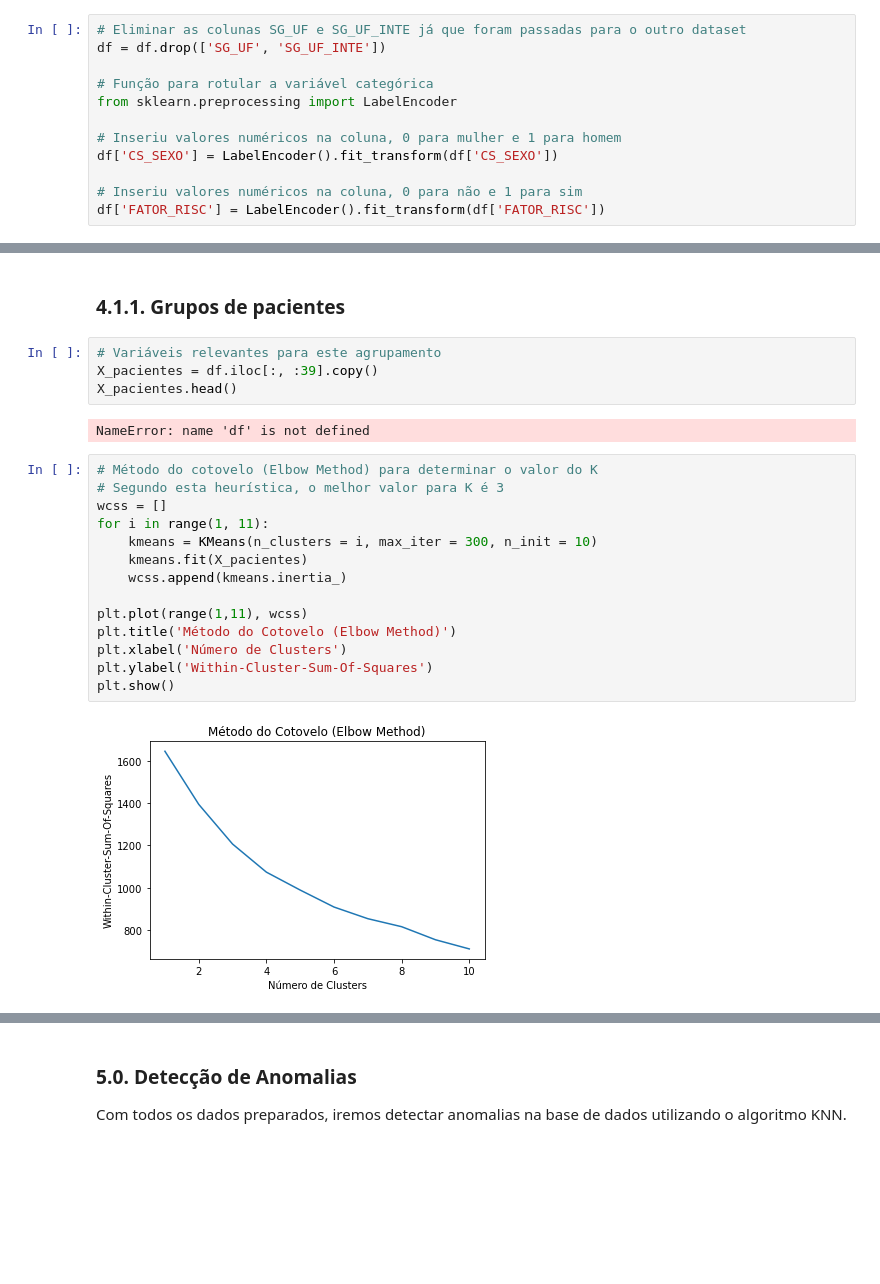
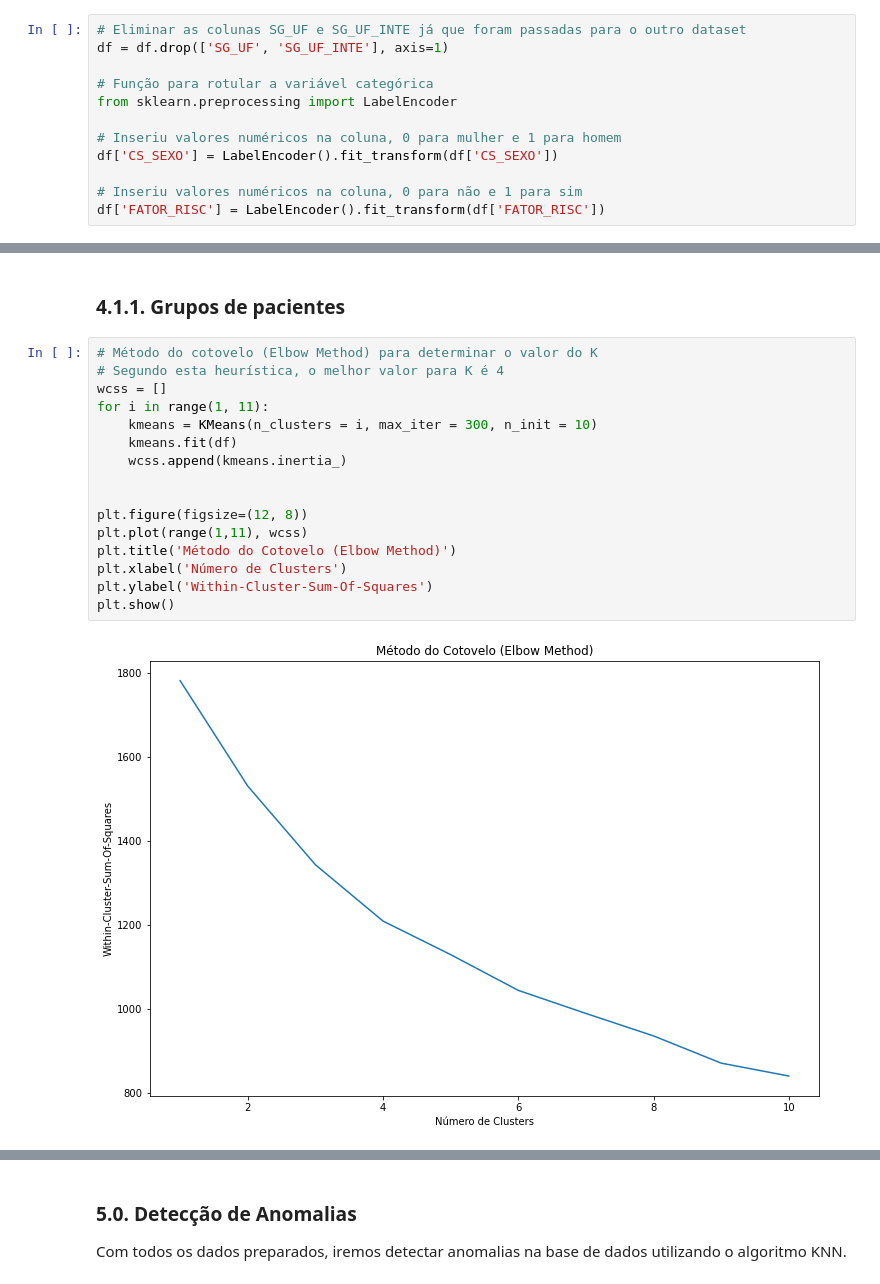
Before and after one commit to endhel/SRAG-Agrupamento-Deteccao-De-Anomalia, a Jupyter notebook: SRAG-Agrupamento-Deteccao-Anomalias.ipynb, the cells around one changed output, grey strips where cells are left out. Cells and saved outputs as stored; diff of their text form; blank space fills up the shorter version.

```diff
--- a/SRAG-Agrupamento-Deteccao-Anomalias.ipynb
+++ b/SRAG-Agrupamento-Deteccao-Anomalias.ipynb
@@ -340,6 +340,6 @@ As colunas SG_UF_INTE, FATOR_RISC, CS_SEXO e SG_UF possuem dados textuais, e os
 # %%
 # Eliminar as colunas SG_UF e SG_UF_INTE já que foram passadas para o outro dataset
-df = df.drop(['SG_UF', 'SG_UF_INTE'])
+df = df.drop(['SG_UF', 'SG_UF_INTE'], axis=1)
 
 # Função para rotular a variável categórica
 from sklearn.preprocessing import LabelEncoder
@@ -374,27 +380,23 @@ import matplotlib.pyplot as plt
 from sklearn.cluster import KMeans
 # %% [markdown]
 ### 4.1.1. Grupos de pacientes
-# %%
-# Variáveis relevantes para este agrupamento
-X_pacientes = df.iloc[:, :39].copy()
-X_pacientes.head()
-# %% [output]
-NameError: name 'df' is not defined
 # %%
 # Método do cotovelo (Elbow Method) para determinar o valor do K
-# Segundo esta heurística, o melhor valor para K é 3
+# Segundo esta heurística, o melhor valor para K é 4
 wcss = []
 for i in range(1, 11):
     kmeans = KMeans(n_clusters = i, max_iter = 300, n_init = 10)
-    kmeans.fit(X_pacientes)
+    kmeans.fit(df)
     wcss.append(kmeans.inertia_)
 
+
+plt.figure(figsize=(12, 8))
 plt.plot(range(1,11), wcss)
 plt.title('Método do Cotovelo (Elbow Method)')
 plt.xlabel('Número de Clusters')
 plt.ylabel('Within-Cluster-Sum-Of-Squares')
 plt.show()
 # %% [output]
-[figure, old version]
+[figure, new version]
 # %%
 # Agrupamento com KMeans utilizando 3 clusters
```
Also changed, not shown: parts of 17 cells of this notebook.
